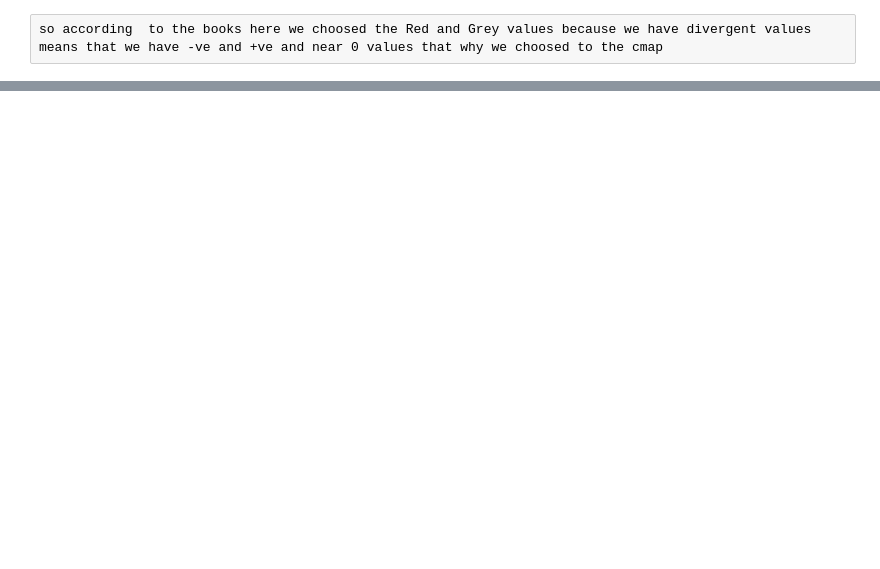
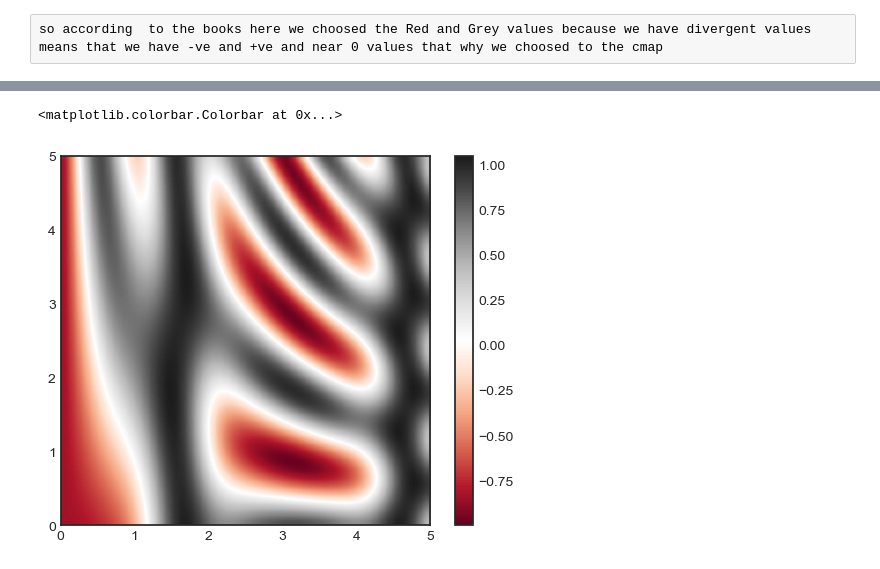
Before and after one commit to Venux09/Data_science_handbook_study, a Jupyter notebook: Matplotlib-data_science_handbook/density_detour.ipynb, the cells around one changed output, grey strips where cells are left out. Saved outputs shown, nothing was run; the diff lists cells and outputs as text; code cells hidden in the pictures; blank space fills up the shorter version.

```diff
--- a/Matplotlib-data_science_handbook/density_detour.ipynb
+++ b/Matplotlib-data_science_handbook/density_detour.ipynb
@@ -39,0 +61,9 @@ plt.colorbar()
+# %%
+#plt.imshow does not accept the x and y so we have given extent of x and y
+#
+
+plt.imshow(Z , extent = [0,5,0,5] , origin = 'lower' , cmap = 'RdGy' , interpolation='Gaussian',aspect = 'equal')
+plt.colorbar()
+# %% [output]
+<matplotlib.colorbar.Colorbar at 0x...>
+[figure, added]
```
Also changed, not shown: parts of 6 cells of this notebook, 1 other file.
